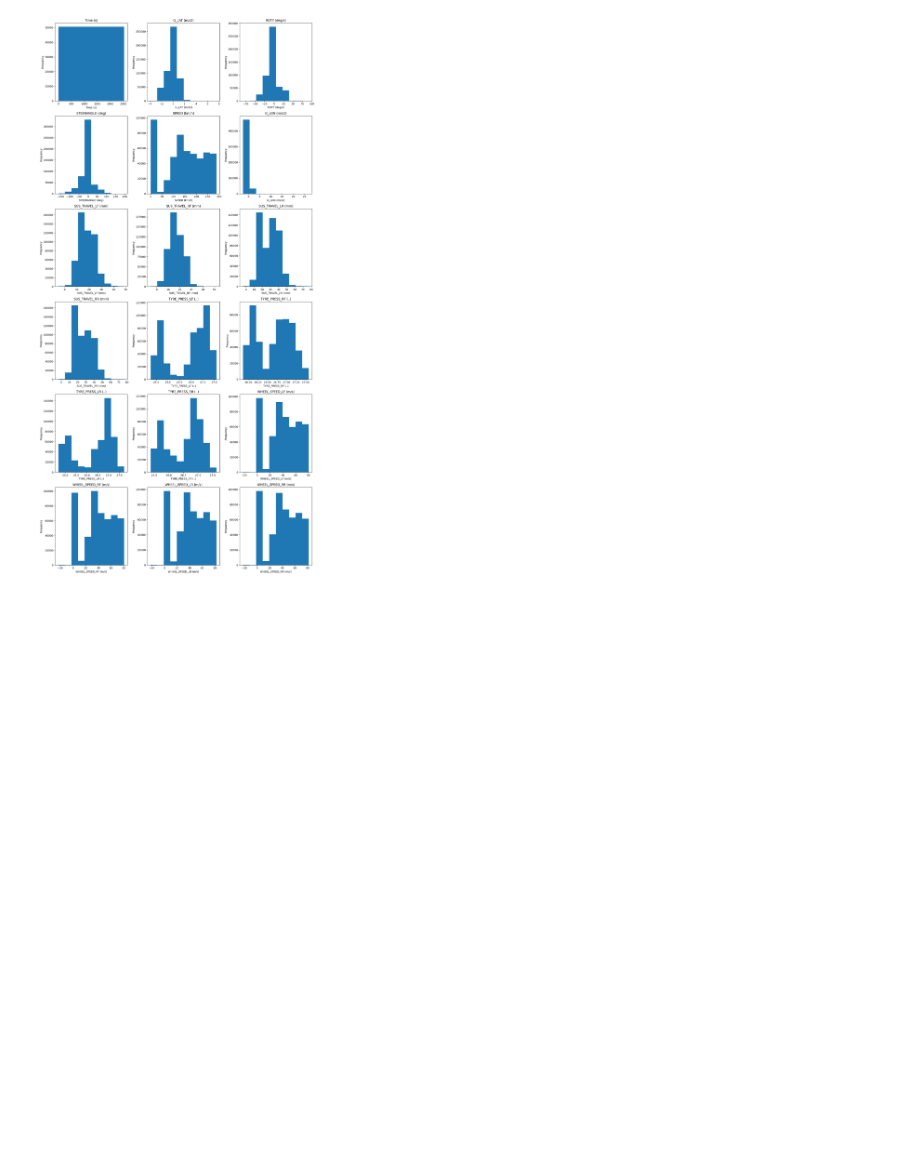
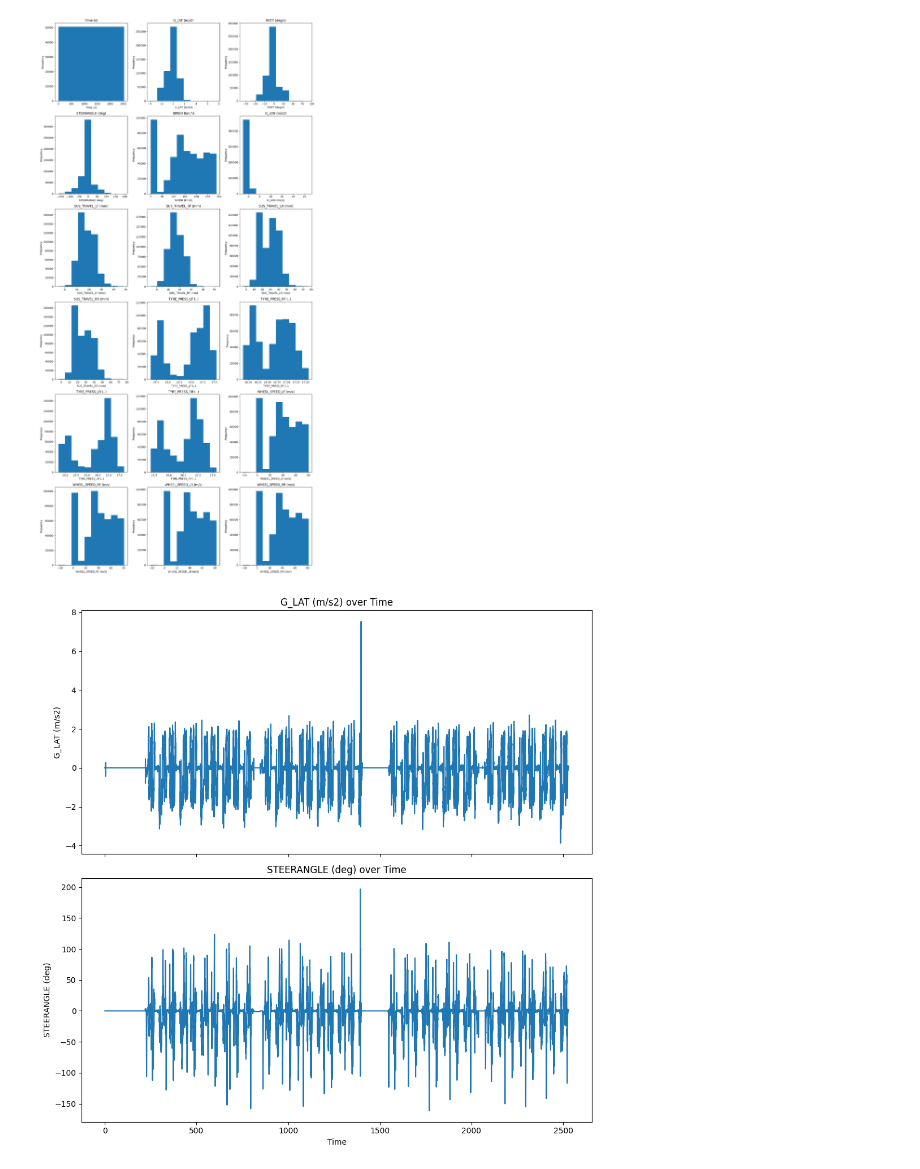
Before and after one commit to TomazFilgueira/Connect-Racing, a Jupyter notebook: ACC.ipynb, the cells around one changed output. Saved outputs shown, nothing was run; the diff lists cells and outputs as text; code cells hidden in the pictures; blank space fills up the shorter version.

```diff
--- a/ACC.ipynb
+++ b/ACC.ipynb
@@ -211,3 +215,24 @@ plt.tight_layout()
 plt.show()
 # %% [output]
 [figure]
+# %%
+# Select the variables to plot
+variables_to_plot = ['G_LAT (m/s2)', 'STEERANGLE (deg)']  # Replace with your column names
+num_variables = len(variables_to_plot)
+
+# Create subplots
+fig, axes = plt.subplots(num_variables, 1, figsize=(10, 5 * num_variables), sharex=True)
+
+# Plot each variable over time
+for i, variable in enumerate(variables_to_plot):
+    axes[i].plot(df_mod['Time (s)'], df_mod[variable])  # Replace 'time' with your time column
+    axes[i].set_title(f"{variable} over Time")
+    axes[i].set_ylabel(variable)
+
+# Set the x-axis label for the last subplot
+axes[-1].set_xlabel('Time')
+
+plt.tight_layout()
+plt.show()
+# %% [output]
+[figure, added]
```
Also changed, not shown: parts of 2 cells of this notebook, 1 other file.
